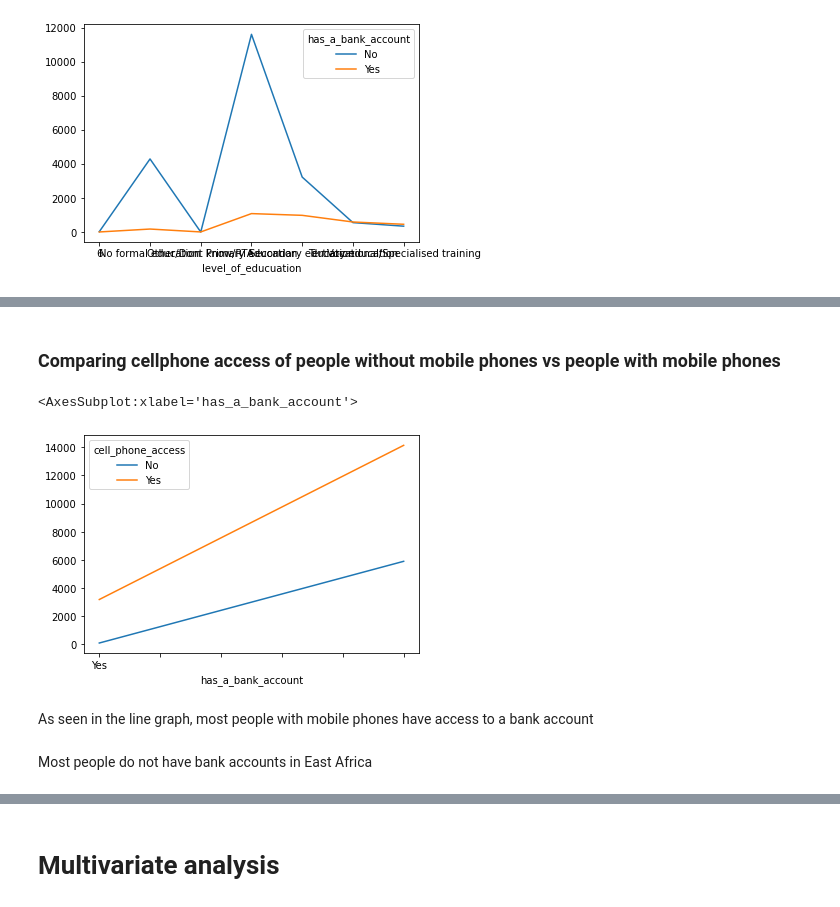
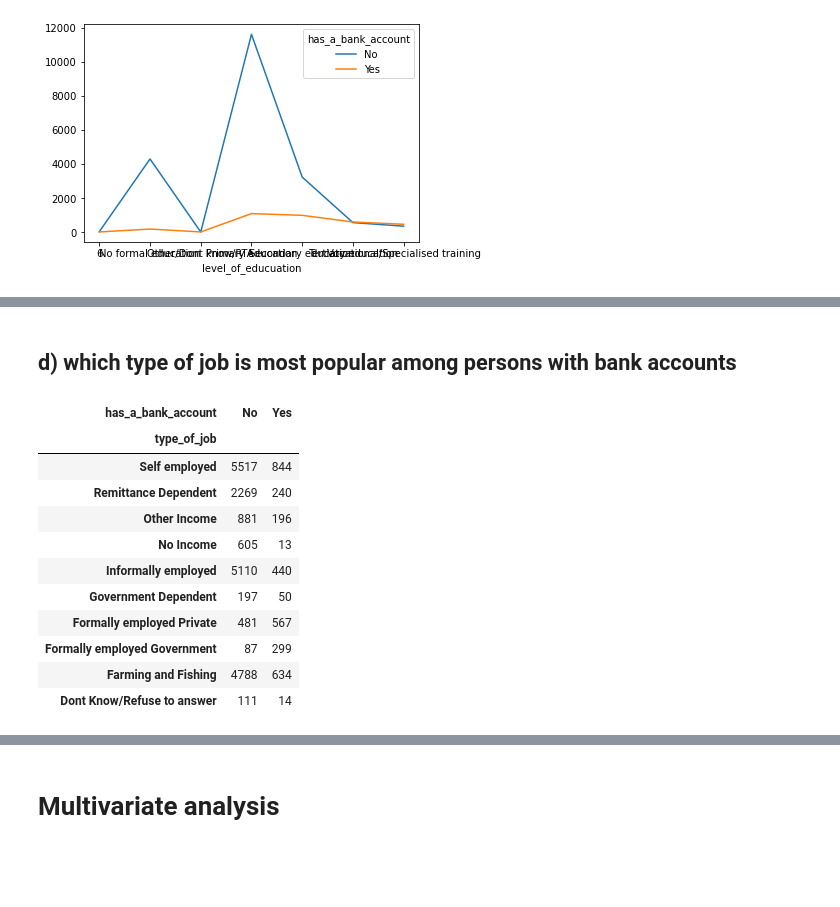
Before and after one commit to mbururyan/financial-inclusion-KE, a Jupyter notebook: financial_inclusion_WK2_IP.ipynb, the cells around one changed output, grey strips where cells are left out. Drawn from its saved outputs; the diff is of its cells as text; code cells hidden in the pictures; blank space fills up the shorter version.

```diff
--- a/financial_inclusion_WK2_IP.ipynb
+++ b/financial_inclusion_WK2_IP.ipynb
@@ -774,11 +772,18 @@ con_bank_school.sort_values(by='level_of_educuation', ascending=True).plot()
-# %% [markdown]
-### Comparing cellphone access of people without mobile phones vs people with mobile phones
-# %%
-con_bank_cell.sort_values(by='has_a_bank_account', ascending=False).plot()
-# %% [output]
-<AxesSubplot:xlabel='has_a_bank_account'>
-[figure, removed]
-# %% [markdown]
-As seen in the line graph, most people with mobile phones have access to a bank account
-# %% [markdown]
- Most people do not have bank accounts in East Africa
+# %% [markdown]
+## d) which type of job is most popular among persons with bank accounts
+# %%
+con_bank_job = pd.crosstab(bank['type_of_job'], bank['has_a_bank_account']).sort_values(by='type_of_job', ascending=False)
+con_bank_job
+# %% [output]
+| has_a_bank_account | No | Yes |
+| type_of_job |  |  |
+| Self employed | 5517 | 844 |
+| Remittance Dependent | 2269 | 240 |
+| Other Income | 881 | 196 |
+| No Income | 605 | 13 |
+| Informally employed | 5110 | 440 |
+| Government Dependent | 197 | 50 |
+| Formally employed Private | 481 | 567 |
+| Formally employed Government | 87 | 299 |
+| Farming and Fishing | 4788 | 634 |
+| Dont Know/Refuse to answer | 111 | 14 |
```
Also changed, not shown: parts of 6 cells of this notebook.
